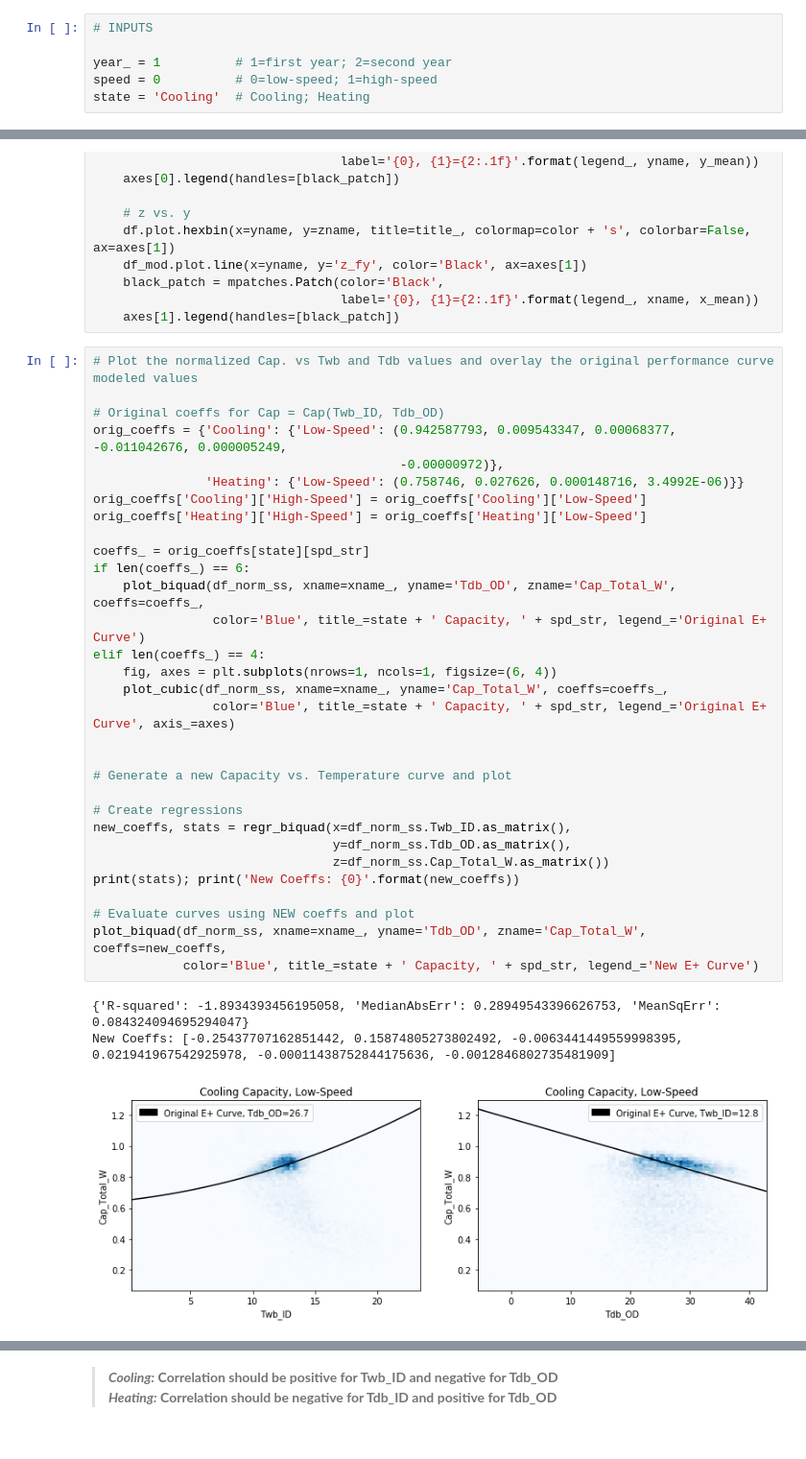
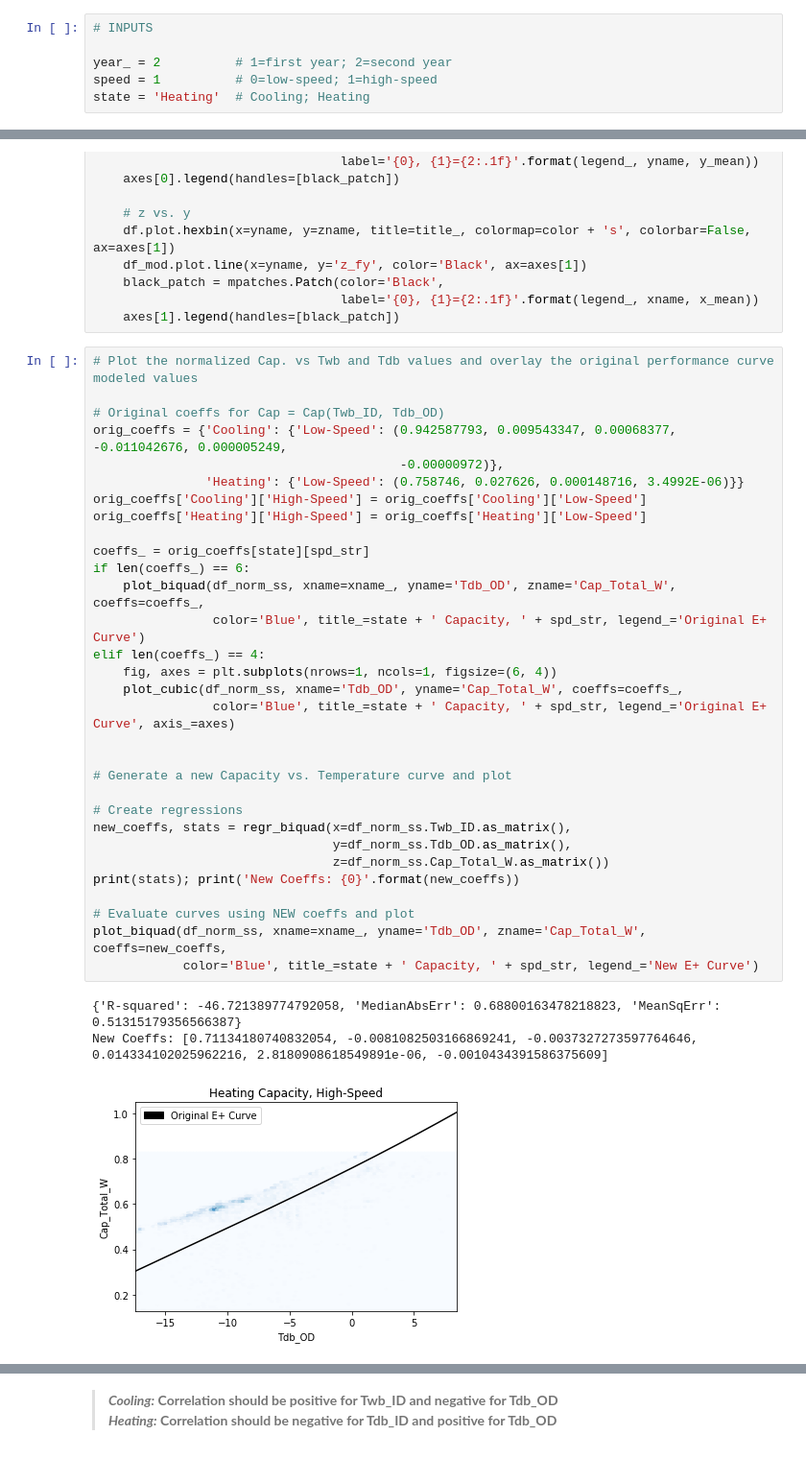
Before and after one commit to Matthew-Boyd/HVAC_AAON, a Jupyter notebook: HVAC.ipynb, the cells around one changed output, grey strips where cells are left out. Shown at 96% size. Saved outputs shown, nothing was run; the diff lists cells and outputs as text.

```diff
--- a/HVAC.ipynb
+++ b/HVAC.ipynb
@@ -1,9 +1,9 @@
 # %%
 # INPUTS
 
-year_ = 1          # 1=first year; 2=second year
-speed = 0          # 0=low-speed; 1=high-speed
-state = 'Cooling'  # Cooling; Heating
+year_ = 2          # 1=first year; 2=second year
+speed = 1          # 0=low-speed; 1=high-speed
+state = 'Heating'  # Cooling; Heating
 # %%
 %%html
 <style>
@@ -598,34 +598,34 @@ def plot_biquad(df, xname, yname, zname, coeffs, color, title_, legend_):
 # Plot the normalized Cap. vs Twb and Tdb values and overlay the original performance curve modeled values
 
 # Original coeffs for Cap = Cap(Twb_ID, Tdb_OD)
 orig_coeffs = {'Cooling': {'Low-Speed': (0.942587793, 0.009543347, 0.00068377, -0.011042676, 0.000005249,
                                          -0.00000972)},
                'Heating': {'Low-Speed': (0.758746, 0.027626, 0.000148716, 3.4992E-06)}}
 orig_coeffs['Cooling']['High-Speed'] = orig_coeffs['Cooling']['Low-Speed']
 orig_coeffs['Heating']['High-Speed'] = orig_coeffs['Heating']['Low-Speed']
 
 coeffs_ = orig_coeffs[state][spd_str]
 if len(coeffs_) == 6:
     plot_biquad(df_norm_ss, xname=xname_, yname='Tdb_OD', zname='Cap_Total_W', coeffs=coeffs_,
                 color='Blue', title_=state + ' Capacity, ' + spd_str, legend_='Original E+ Curve')
 elif len(coeffs_) == 4:
     fig, axes = plt.subplots(nrows=1, ncols=1, figsize=(6, 4))
-    plot_cubic(df_norm_ss, xname=xname_, yname='Cap_Total_W', coeffs=coeffs_,
+    plot_cubic(df_norm_ss, xname='Tdb_OD', yname='Cap_Total_W', coeffs=coeffs_,
                 color='Blue', title_=state + ' Capacity, ' + spd_str, legend_='Original E+ Curve', axis_=axes)
 
 
 # Generate a new Capacity vs. Temperature curve and plot
 
 # Create regressions
 new_coeffs, stats = regr_biquad(x=df_norm_ss.Twb_ID.as_matrix(),
                                 y=df_norm_ss.Tdb_OD.as_matrix(),
                                 z=df_norm_ss.Cap_Total_W.as_matrix())
 print(stats); print('New Coeffs: {0}'.format(new_coeffs))
 
 # Evaluate curves using NEW coeffs and plot
 plot_biquad(df_norm_ss, xname=xname_, yname='Tdb_OD', zname='Cap_Total_W', coeffs=new_coeffs,
             color='Blue', title_=state + ' Capacity, ' + spd_str, legend_='New E+ Curve')
 # %% [output]
-{'R-squared': -1.8934393456195058, 'MedianAbsErr': 0.28949543396626753, 'MeanSqErr': 0.084324094695294047}
-New Coeffs: [-0.25437707162851442, 0.15874805273802492, -0.0063441449559998395, 0.021941967542925978, -0.00011438752844175636, -0.0012846802735481909]
+{'R-squared': -46.721389774792058, 'MedianAbsErr': 0.68800163478218823, 'MeanSqErr': 0.51315179356566387}
+New Coeffs: [0.71134180740832054, -0.0081082503166869241, -0.0037327273597764646, 0.014334102025962216, 2.8180908618549891e-06, -0.0010434391586375609]
-[figure, old version]
+[figure, new version]
```
Also changed, not shown: parts of 19 cells of this notebook.
